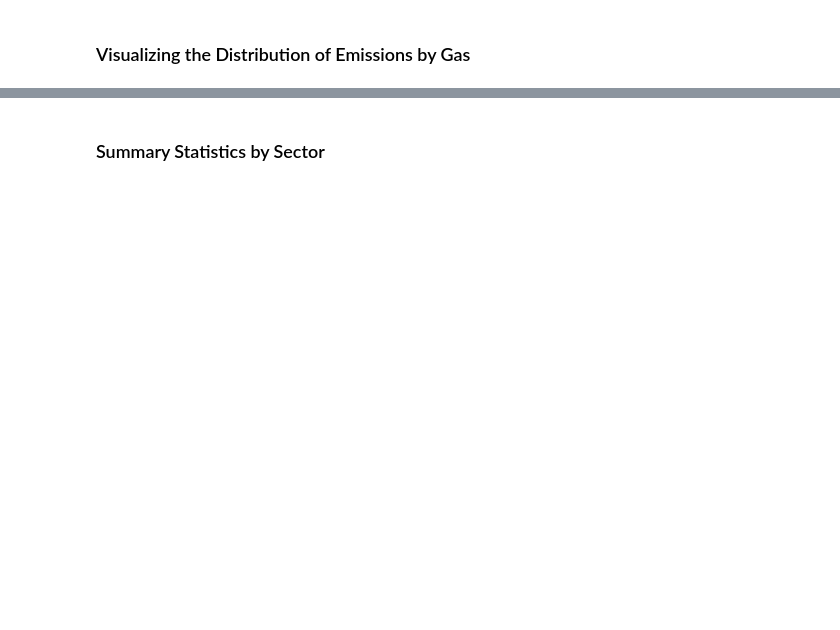
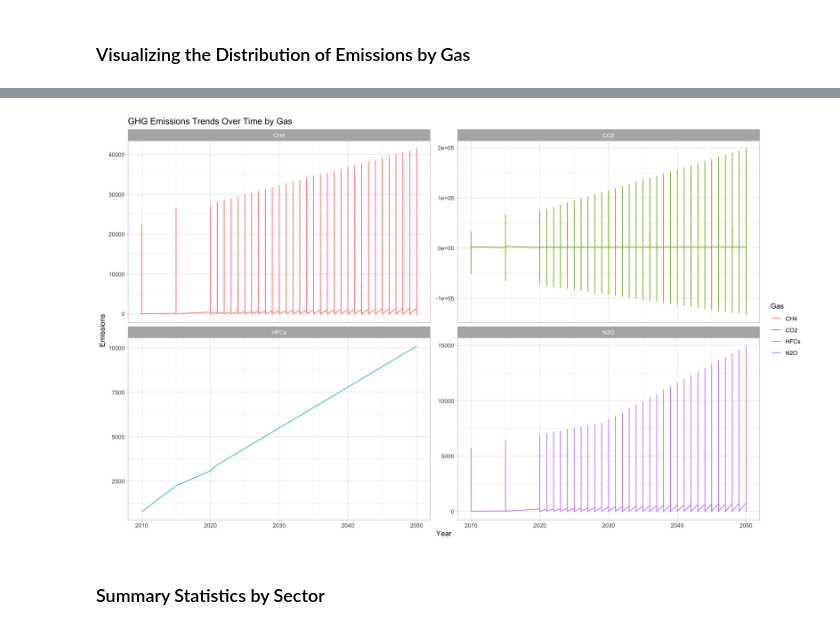
Before and after one commit to imperionite/ilmanala, a Jupyter notebook: EDA_GHG.ipynb, the cells around one changed output, grey strips where cells are left out. Cells and saved outputs as stored; diff of their text form; code cells hidden in the pictures; blank space fills up the shorter version.

```diff
--- a/EDA_GHG.ipynb
+++ b/EDA_GHG.ipynb
@@ -141,3 +147,12 @@ ggplot(ghg_long, aes(x = Emissions, fill = Gas, color = Gas)) +
+# %%
+ggplot(ghg_long, aes(x = Year, y = Emissions, color = Gas)) +
+  geom_line() +
+  facet_wrap(~Gas, scales = "free_y") +
+  labs(title = "GHG Emissions Trends Over Time by Gas",
+       y = "Emissions", x = "Year") +
+  theme_light()
+# %% [output]
+[figure, added]
 # %% [markdown]
 ### Summary Statistics by Sector
 # %%
```
Also changed, not shown: parts of 12 cells of this notebook, 4 other files.
